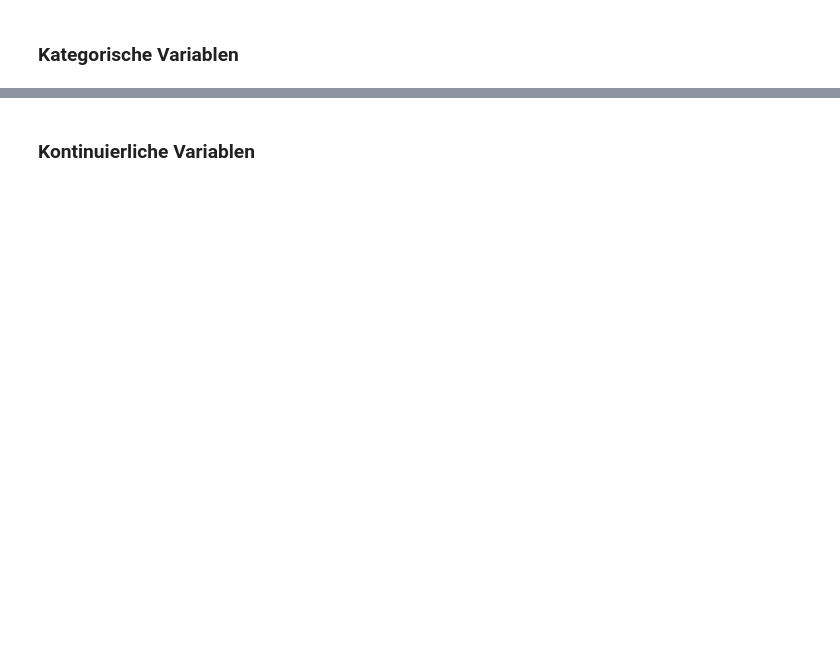
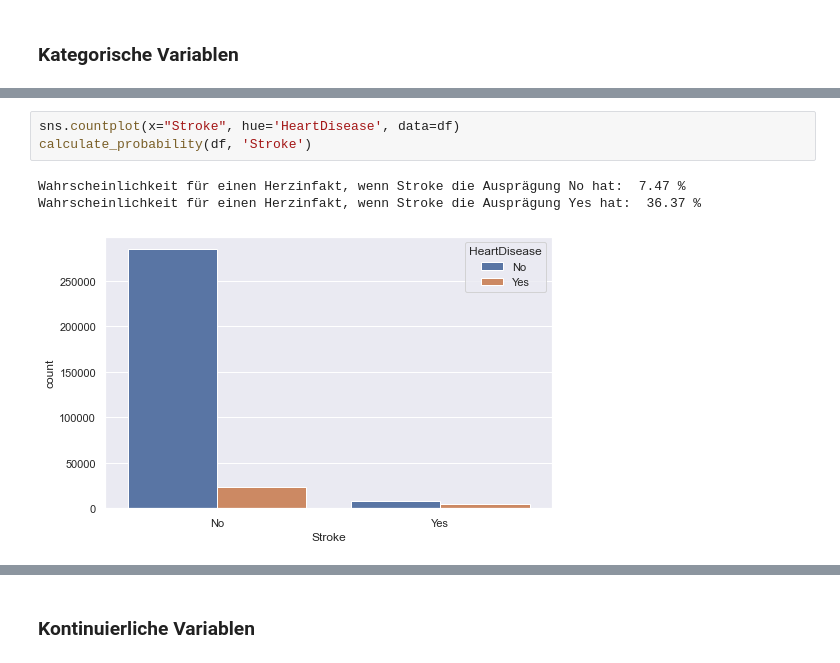
Before and after one commit to flori567/QIT_Ausarbeitung, a Jupyter notebook: heart_attack_prediction.ipynb, the cells around one changed output, grey strips where cells are left out. Drawn from its saved outputs; the diff is of its cells as text; blank space fills up the shorter version.

```diff
--- a/heart_attack_prediction.ipynb
+++ b/heart_attack_prediction.ipynb
@@ -460,0 +425,7 @@ sns.countplot(x="SkinCancer", hue='HeartDisease', data=df)
+# %%
+sns.countplot(x="Stroke", hue='HeartDisease', data=df)
+calculate_probability(df, 'Stroke')
+# %% [output]
+Wahrscheinlichkeit für einen Herzinfakt, wenn Stroke die Ausprägung No hat:  7.47 %
+Wahrscheinlichkeit für einen Herzinfakt, wenn Stroke die Ausprägung Yes hat:  36.37 %
+[figure, added]
```
Also changed, not shown: parts of 30 cells of this notebook.
